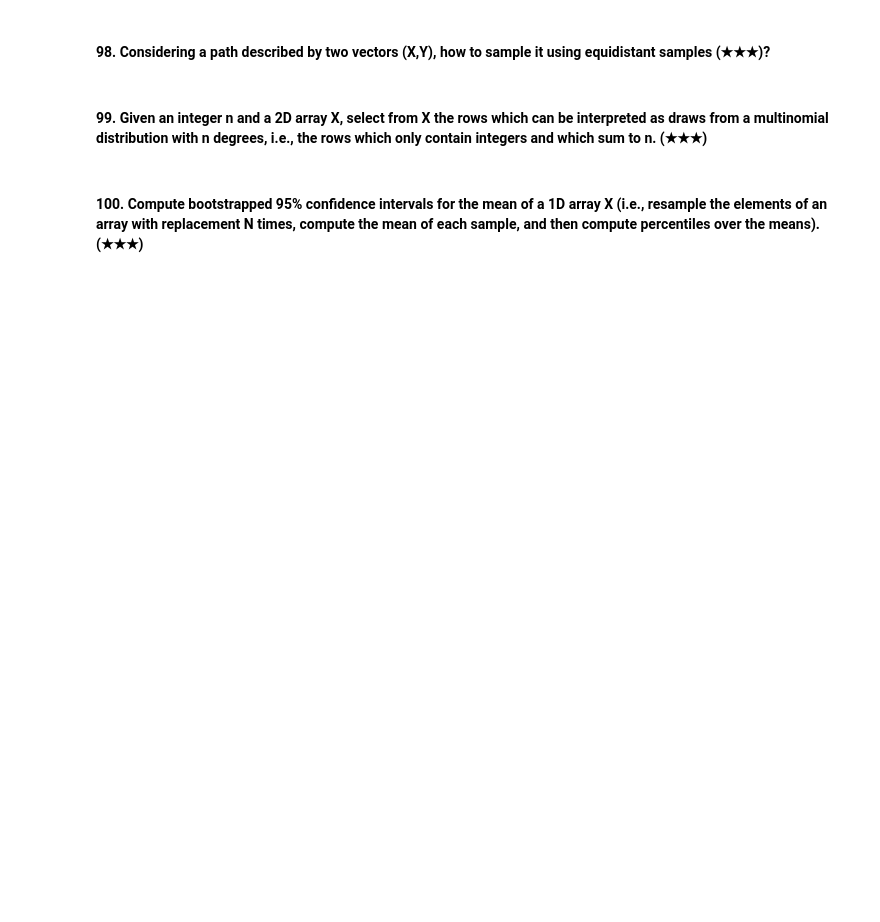
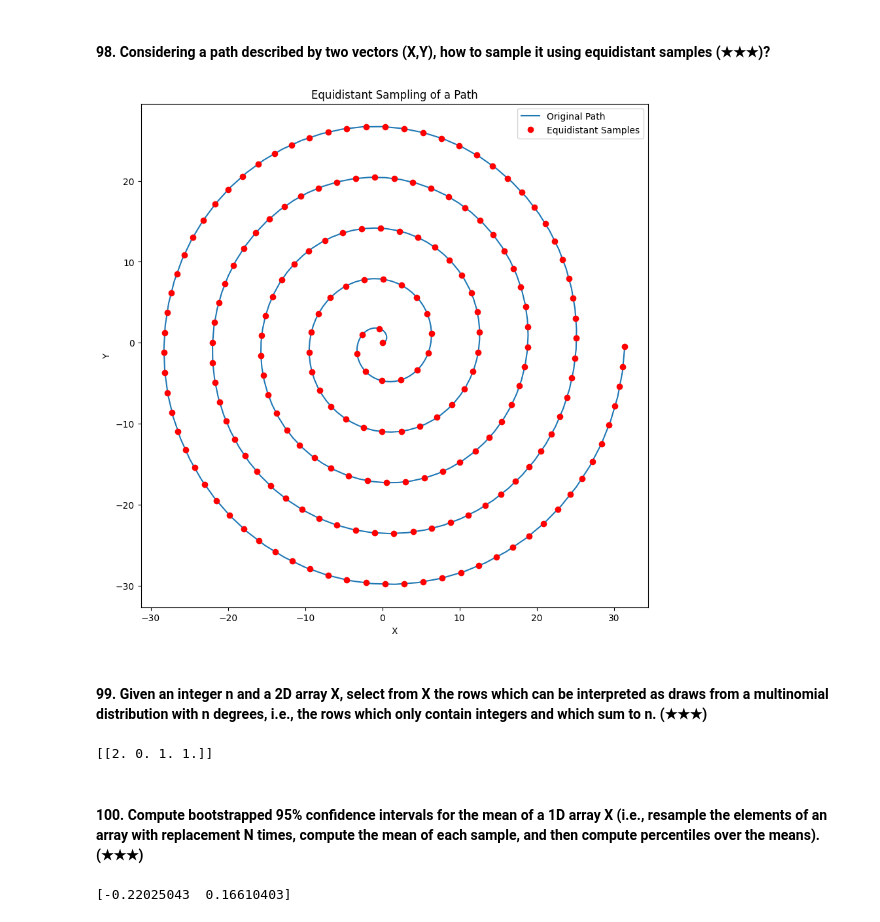
Before and after one commit to Sri6lalith/MLOPS, a Jupyter notebook: NUMPY/100_Numpy_exercises.ipynb, the cells around one changed output. Drawn from its saved outputs; the diff is of its cells as text; code cells hidden in the pictures; blank space fills up the shorter version.

Commit message:
numpy

```diff
--- a/NUMPY/100_Numpy_exercises.ipynb
+++ b/NUMPY/100_Numpy_exercises.ipynb
@@ -483,6 +1783,60 @@ np.sqrt(-1) == np.emath.sqrt(-1)
 # %% [markdown]
 #### 98. Considering a path described by two vectors (X,Y), how to sample it using equidistant samples (★★★)?
+# %%
+import numpy as np
+import matplotlib.pyplot as plt
+
+phi = np.arange(0, 10 * np.pi, 0.1)
+a = 1
+x = a * phi * np.cos(phi)
+y = a * phi * np.sin(phi)
+
+# Compute segment lengths
+dr = np.sqrt(np.diff(x)**2 + np.diff(y)**2)
+
+# Integrate path (cumulative distance)
+r = np.zeros_like(x)
+r[1:] = np.cumsum(dr)
+
+# Generate regularly spaced points along the path
+num_samples = 200
+r_int = np.linspace(0, r.max(), num_samples)
+
+# Interpolate to get X and Y at these points
+x_int = np.interp(r_int, r, x)
+y_int = np.interp(r_int, r, y)
+
+# Plotting the original path and the equidistant samples
+plt.figure(figsize=(10, 10))
+plt.plot(x, y, label='Original Path')
+plt.plot(x_int, y_int, 'ro', label='Equidistant Samples')
+plt.legend()
+plt.xlabel('X')
+plt.ylabel('Y')
+plt.title('Equidistant Sampling of a Path')
+plt.show()
+# %% [output]
+[figure, added]
 # %% [markdown]
 #### 99. Given an integer n and a 2D array X, select from X the rows which can be interpreted as draws from a multinomial distribution with n degrees, i.e., the rows which only contain integers and which sum to n. (★★★)
+# %%
+X = np.asarray([[1.0, 0.0, 3.0, 8.0],
+                [2.0, 0.0, 1.0, 1.0],
+                [1.5, 2.5, 1.0, 0.0]])
+n = 4
+M = np.logical_and.reduce(np.mod(X, 1) == 0, axis=-1)
+M &= (X.sum(axis=-1) == n)
+print(X[M])
+# %% [output]
+[[2. 0. 1. 1.]]
 # %% [markdown]
 #### 100. Compute bootstrapped 95% confidence intervals for the mean of a 1D array X (i.e., resample the elements of an array with replacement N times, compute the mean of each sample, and then compute percentiles over the means). (★★★)
+# %%
+X = np.random.randn(100) # random 1D array
+N = 1000 # number of bootstrap samples
+idx = np.random.randint(0, X.size, (N, X.size))
+means = X[idx].mean(axis=1)
+confint = np.percentile(means, [2.5, 97.5])
+print(confint)
+# %% [output]
+[-0.22025043  0.16610403]
```
Also changed, not shown: parts of 90 cells of this notebook.
